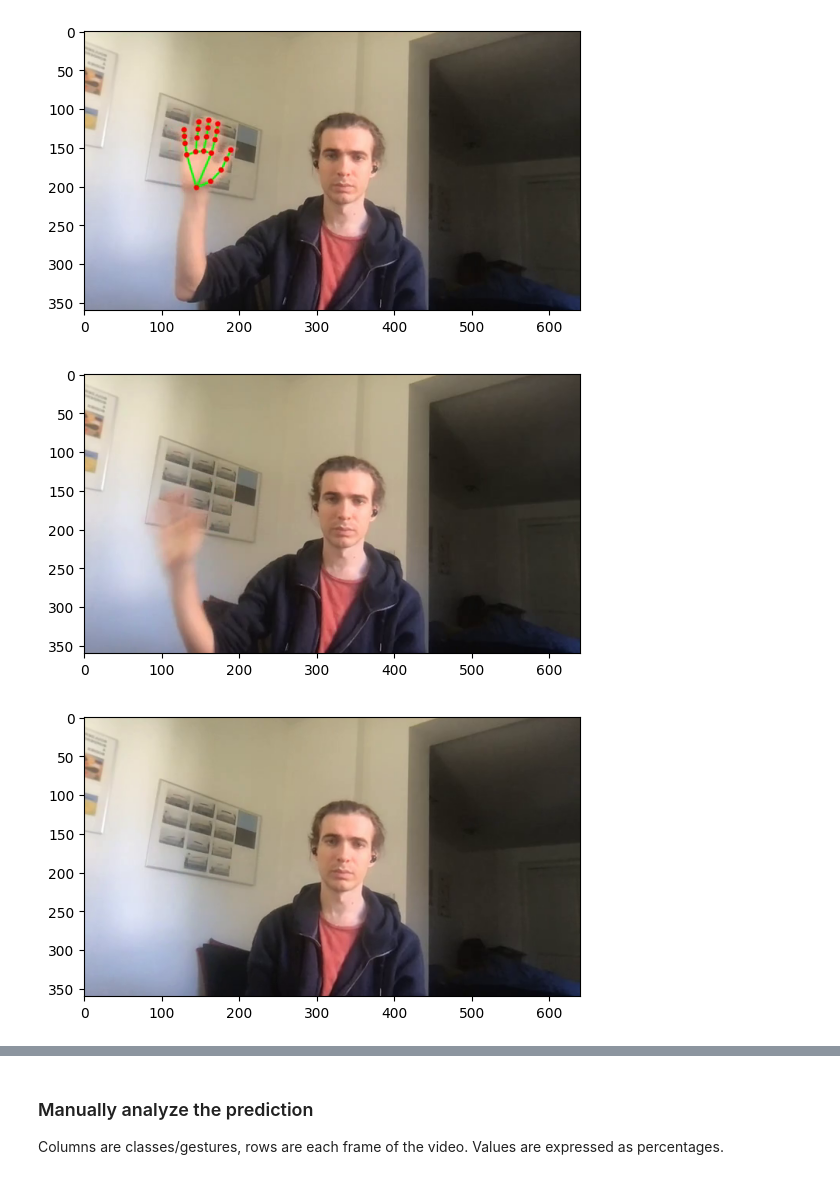
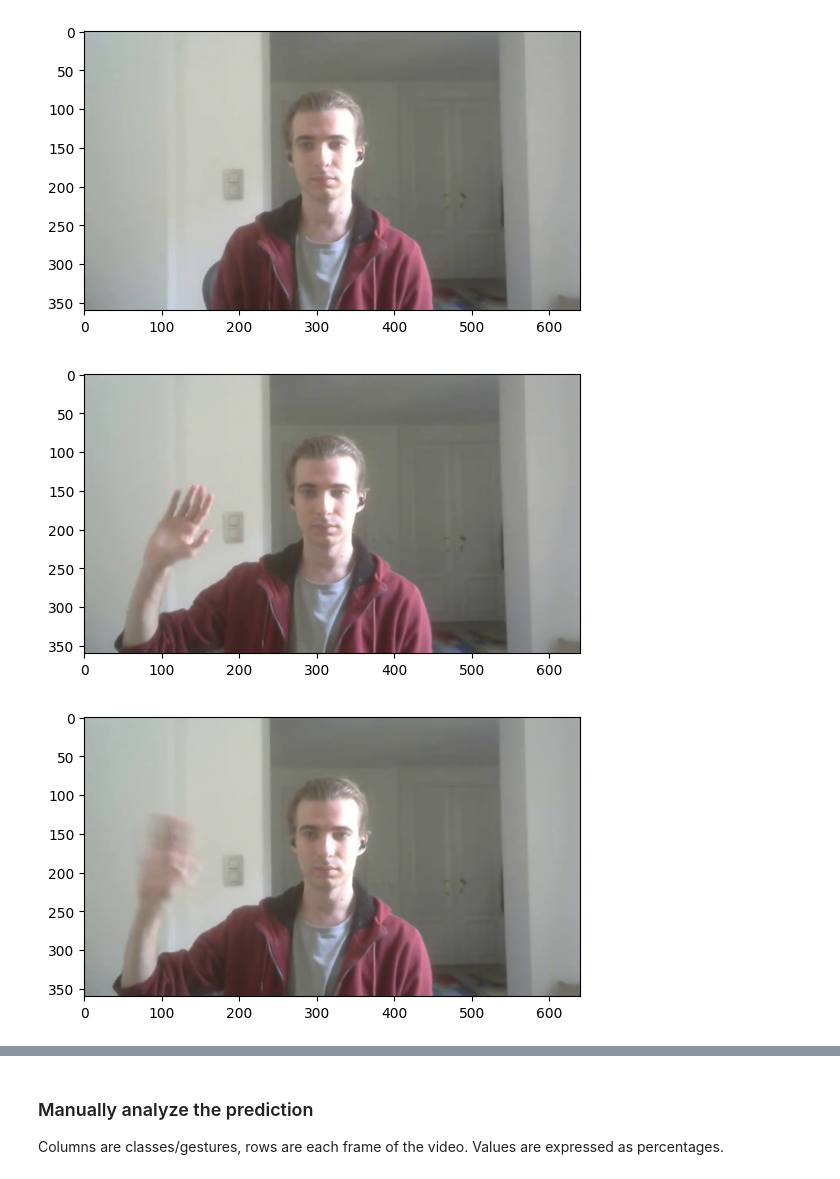
Before and after one commit to ArthurVanRemoortel/Sign-Language-Learning-Tool, a Jupyter notebook: sl_ai/notebooks/version_1/attempt1.ipynb, the cells around one changed output, grey strips where cells are left out. Cells and saved outputs as stored; diff of their text form; code cells hidden in the pictures.

```diff
--- a/sl_ai/notebooks/version_1/attempt1.ipynb
+++ b/sl_ai/notebooks/version_1/attempt1.ipynb
@@ -255,7 +253,7 @@ model.save('vgt_v1.h5')
 # change to scale=640:360,hflip to mirror recording.
 
 # input_video = Path(r'../ai_data\vgt-test-360\land - verenigde staten\VERENIGDE-STATEN.mp4')
-input_video = Path(r'../../ai_data/camera_recordings/recording.mp4')
+input_video = Path(r'../../ai_data/camera_recordings/hello.mp4')
 video_data = np.array(
     rescale_list(
         read_video(str(input_video)),
@@ -275,6 +273,6 @@ video_data /= 255
-[figure, old version]
+[figure, new version]
-[figure, old version]
+[figure, new version]
-[figure, old version]
+[figure, new version]
 # %%
 prediction = model.predict(video_data)
 classes_x = np.argmax(prediction, axis=1)
```
Also changed, not shown: parts of 14 cells of this notebook, 6 other files.
